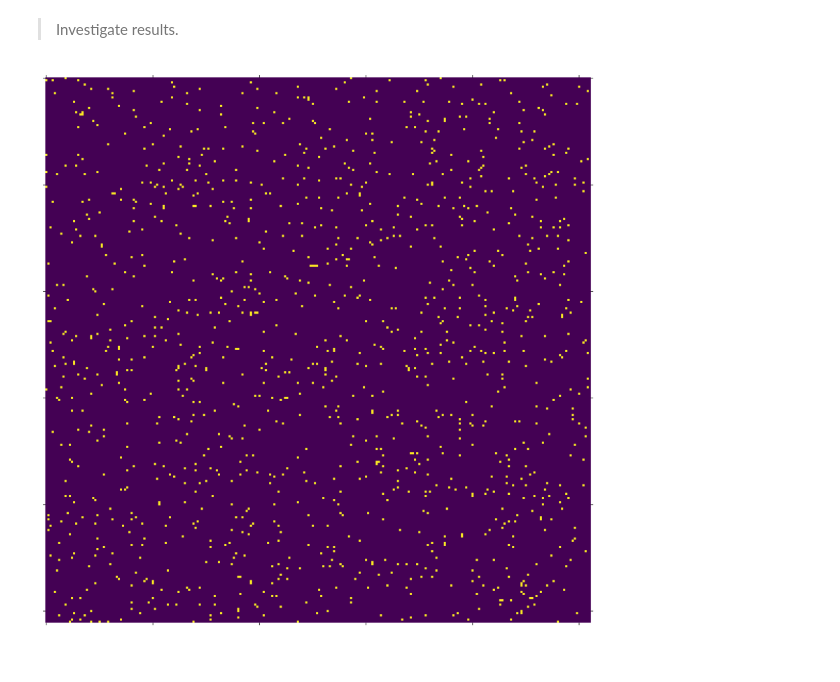
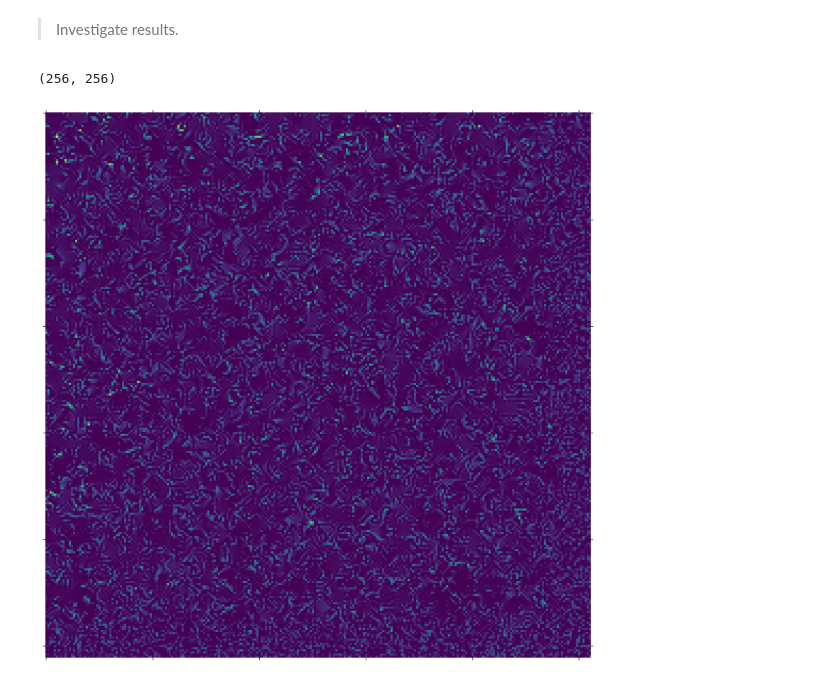
Before and after one commit to tingyuansen/Weak_Lensing, a Jupyter notebook: Image_Synthesis_Delta.ipynb, the cells around one changed output. Drawn from its saved outputs; the diff is of its cells as text; code cells hidden in the pictures.

```diff
--- a/Image_Synthesis_Delta.ipynb
+++ b/Image_Synthesis_Delta.ipynb
@@ -56,23 +56,25 @@ np.save("poisson_process_image.npy", image)
 # %%
 # initiate the plot
 fig = plt.figure(figsize=[12,12]);
 matplotlib.rcParams['axes.linewidth'] = 1.
 
 # combine subplots
 ax = fig.add_subplot(111)
 
 ax.spines['top'].set_color('none')
 ax.spines['bottom'].set_color('none')
 ax.spines['left'].set_color('none')
 ax.spines['right'].set_color('none')
 ax.tick_params(labelcolor='w', top='off', bottom='off', left='off', right='off')
 
 plt.setp(ax.get_xticklabels(), visible=False)
 plt.setp(ax.get_yticklabels(), visible=False)
 
-image = np.load("poisson_process_image.npy")[0,:,:]
+image = np.load("../delta_recovery.npy").reshape(256,256)
+#image = np.load("poisson_process_image.npy")[0,:,:]
 plt.imshow(image, vmin=-0.0, vmax=1.)
 
 plt.tight_layout()
 # %% [output]
+(256, 256)
-[figure, old version]
+[figure, new version]
```
Also changed, not shown: parts of 3 cells of this notebook, 2 other files.
